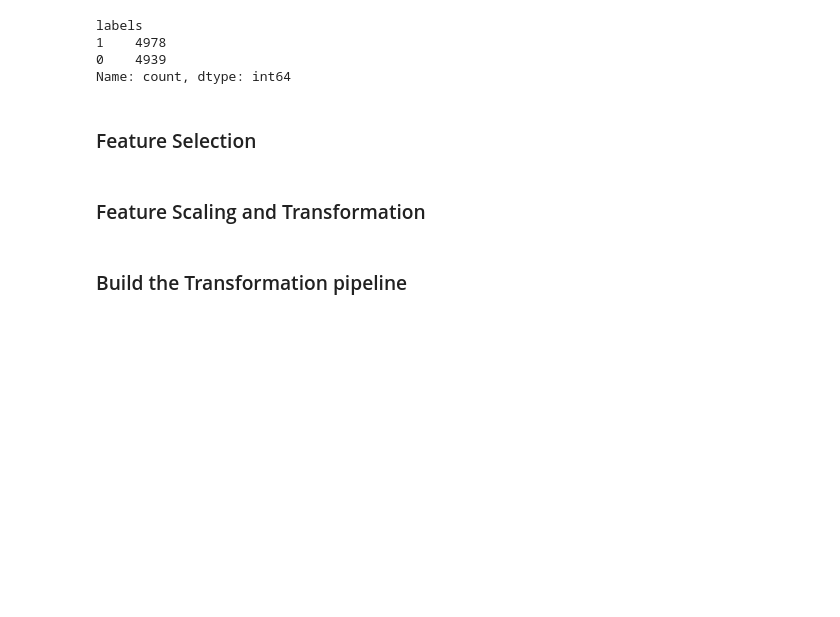
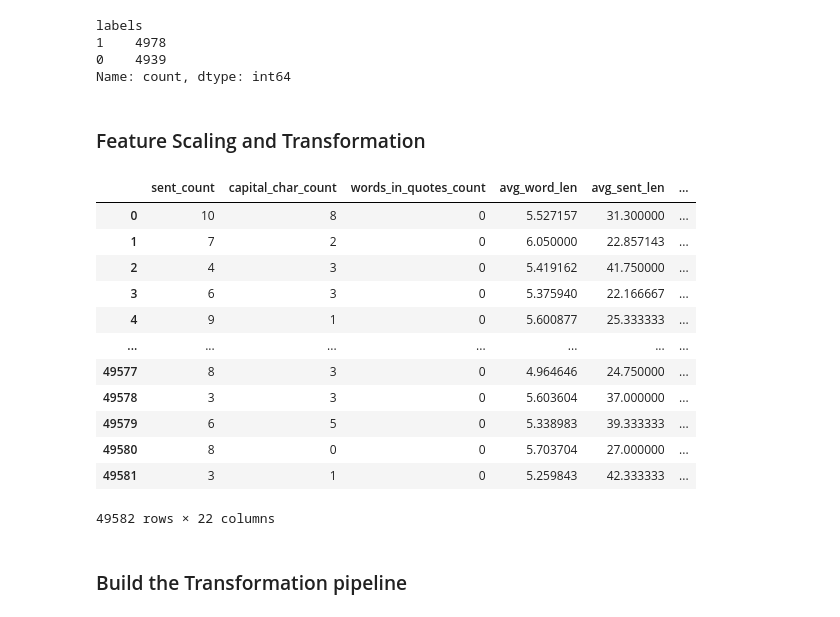
Before and after one commit to AlyAEE/IMDB-Reviews-Sentiment-Analysis-Project, a Jupyter notebook: NoteBooks/IMDB Reviews Sentiment Analysis.ipynb, the cells around one changed output. Cells and saved outputs as stored; diff of their text form; code cells hidden in the pictures; blank space fills up the shorter version.

Commit message:
Applied feature selection and implemented Naive-Bayes classifier

```diff
--- a/NoteBooks/IMDB Reviews Sentiment Analysis.ipynb
+++ b/NoteBooks/IMDB Reviews Sentiment Analysis.ipynb
@@ -730,6 +786,11 @@ mlflow.set_experiment(MLFLOW_EXPERIMENT_NAME)
 exp = client.get_experiment_by_name(MLFLOW_EXPERIMENT_NAME)
 # %% [markdown]
 ### Create a Test set
+# %%
+# For NB
+
+featured_df = sigma.copy()
+featured_df = featured_df.drop(['polarity'],axis = 1,level=1)
 # %%
 # Get a list of the names of coulmns in featured_df
 featured_cols = featured_df['featured_cols'].columns.tolist()
@@ -759,10 +821,24 @@ labels
 1    4978
 0    4939
 Name: count, dtype: int64
-# %% [markdown]
-### Feature Selection
 # %% [markdown]
 ### Feature Scaling and Transformation
+# %%
+featured_df
+# %% [output]
+|  | sent_count | capital_char_count | words_in_quotes_count | avg_word_len | avg_sent_len | ... |
+| 0 | 10 | 8 | 0 | 5.527157 | 31.300000 | ... |
+| 1 | 7 | 2 | 0 | 6.050000 | 22.857143 | ... |
+| 2 | 4 | 3 | 0 | 5.419162 | 41.750000 | ... |
+| 3 | 6 | 3 | 0 | 5.375940 | 22.166667 | ... |
+| 4 | 9 | 1 | 0 | 5.600877 | 25.333333 | ... |
+| ... | ... | ... | ... | ... | ... | ... |
+| 49577 | 8 | 3 | 0 | 4.964646 | 24.750000 | ... |
+| 49578 | 3 | 3 | 0 | 5.603604 | 37.000000 | ... |
+| 49579 | 6 | 5 | 0 | 5.338983 | 39.333333 | ... |
+| 49580 | 8 | 0 | 0 | 5.703704 | 27.000000 | ... |
+| 49581 | 3 | 1 | 0 | 5.259843 | 42.333333 | ... |
+49582 rows × 22 columns
 # %% [markdown]
 ### Build the Transformation pipeline
 # %%
```
Also changed, not shown: parts of 47 cells of this notebook, 4 other files.
